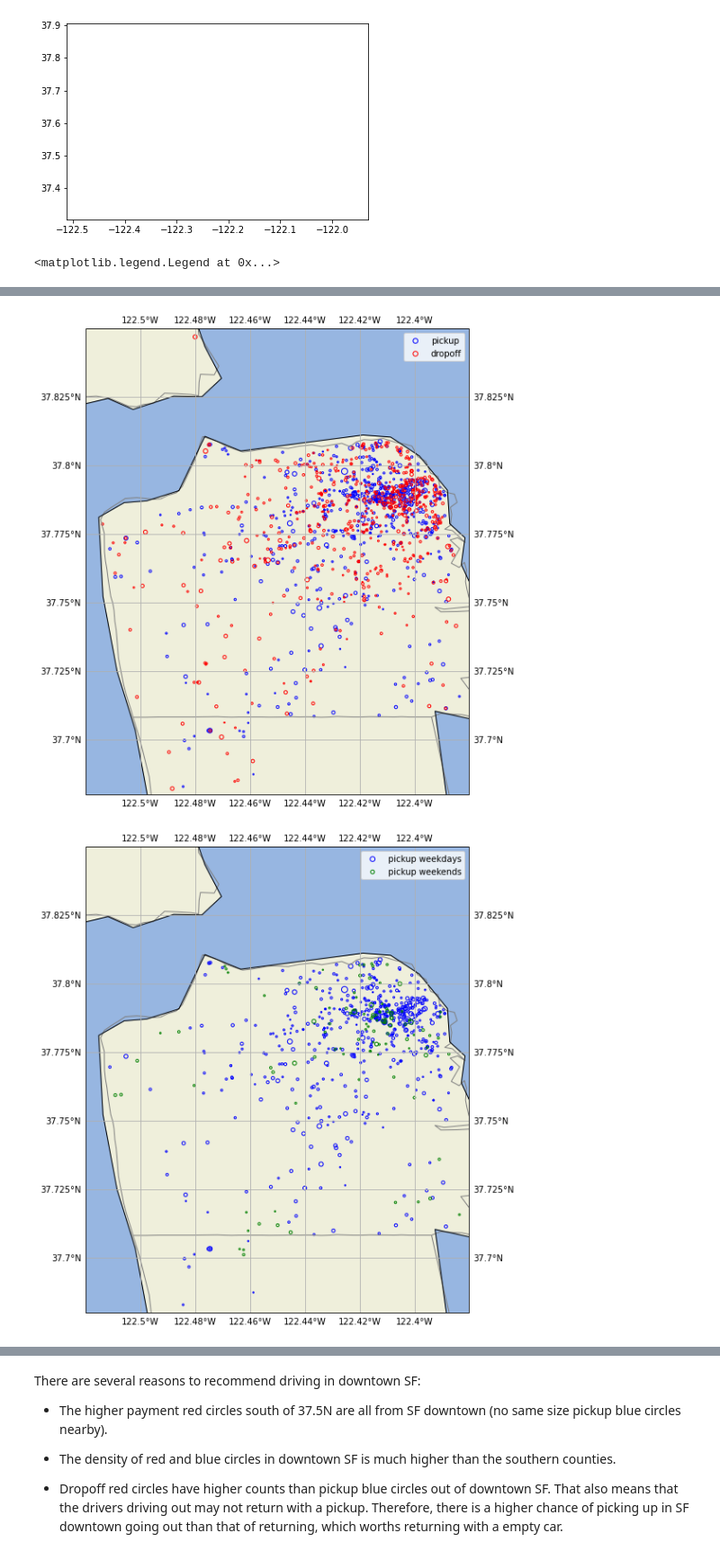
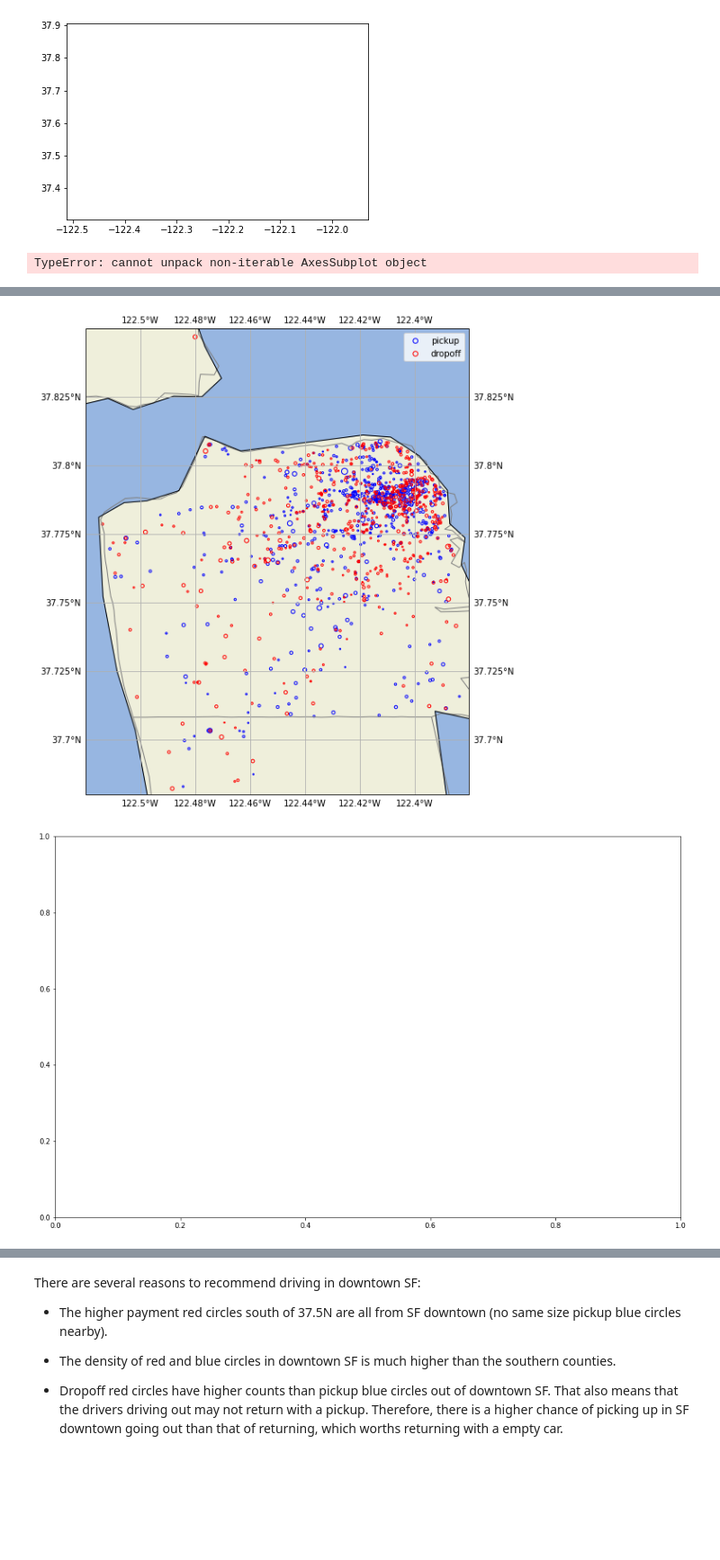
Before and after one commit to ginochen/rep, a Jupyter notebook: UberTrips.ipynb, the cells around one changed output, grey strips where cells are left out. Shown at 90% size. Cells and saved outputs as stored; diff of their text form; code cells hidden in the pictures; blank space fills up the shorter version.

Commit message:
started project

```diff
--- a/UberTrips.ipynb
+++ b/UberTrips.ipynb
@@ -316,59 +316,61 @@ ax.scatter(x2, y2, s = s, color = 'r', facecolors='none')
 ax.legend(['pickup','dropoff'])
 
 # Zoom into SF downtown
 fig2 = plt.figure(figsize=(10, 10))
 extent = (-122.52, -122.38, 37.68, 37.85)
 ax = plt.axes(projection=ccrs.PlateCarree())
 
 
 ax.add_feature(cfeature.LAND.with_scale('10m'))
 ax.add_feature(cfeature.OCEAN.with_scale('10m'))
 ax.add_feature(cfeature.LAKES.with_scale('10m'))
 ax.add_feature(COUNTIES, facecolor='none', edgecolor='gray')
 
 gl = ax.gridlines(draw_labels=True)
 ax.coastlines(resolution='10m', color='black', linewidth=1)
 ax.set_extent(extent)
 
 ax.scatter(x1, y1, s = s,  color = 'b', facecolors='none')
 ax.scatter(x2, y2, s = s, color = 'r', facecolors='none')
 ax.legend(['pickup','dropoff'])
 
 # pickup weekends vs weekdays
-fig3 = plt.figure(figsize=(10, 10))
+fig3, (ax1, ax2) = plt.subplots(nrow=1, figsize=(16,10))
+
+#fig3 = plt.subplot(figure(figsize=(10, 10))
 weekdays = df['weekday']<=4
 weekends = df['weekday']>4
 extent = (-122.52, -122.38, 37.68, 37.85)
-ax = plt.axes(projection=ccrs.PlateCarree())
-ax.add_feature(cfeature.LAND.with_scale('10m'))
-ax.add_feature(cfeature.OCEAN.with_scale('10m'))
-ax.add_feature(cfeature.LAKES.with_scale('10m'))
-ax.add_feature(COUNTIES, facecolor='none', edgecolor='gray')
-gl = ax.gridlines(draw_labels=True)
-ax.coastlines(resolution='10m', color='black', linewidth=1)
-ax.set_extent(extent)
-ax.scatter(x1[weekdays], y1[weekdays], s = s[weekdays],  color = 'b', facecolors='none')
-ax.scatter(x1[weekends], y1[weekends], s = s[weekends],  color = 'g', facecolors='none')
-ax.legend(['pickup weekdays','pickup weekends'])
+ax1 = plt.axes(projection=ccrs.PlateCarree())
+ax1.add_feature(cfeature.LAND.with_scale('10m'))
+ax1.add_feature(cfeature.OCEAN.with_scale('10m'))
+ax1.add_feature(cfeature.LAKES.with_scale('10m'))
+ax1.add_feature(COUNTIES, facecolor='none', edgecolor='gray')
+gl = ax1.gridlines(draw_labels=True)
+ax1.coastlines(resolution='10m', color='black', linewidth=1)
+ax1.set_extent(extent)
+ax1.scatter(x1[weekdays], y1[weekdays], s = s[weekdays],  color = 'b', facecolors='none')
+ax1.scatter(x1[weekends], y1[weekends], s = s[weekends],  color = 'g', facecolors='none')
+ax1.legend(['pickup weekdays','pickup weekends'])
 
 # dropoff weekends vs weekdays
-fig4 = plt.figure(figsize=(10, 10))
-weekdays = df['weekday']<=4
-weekends = df['weekday']>4
-extent = (-122.52, -122.38, 37.68, 37.85)
-ax = plt.axes(projection=ccrs.PlateCarree())
-ax.add_feature(cfeature.LAND.with_scale('10m'))
-ax.add_feature(cfeature.OCEAN.with_scale('10m'))
-ax.add_feature(cfeature.LAKES.with_scale('10m'))
-ax.add_feature(COUNTIES, facecolor='none', edgecolor='gray')
-gl = ax.gridlines(draw_labels=True)
-ax.coastlines(resolution='10m', color='black', linewidth=1)
-ax.set_extent(extent)
-ax.scatter(x2[weekdays], y2[weekdays], s = s[weekdays],  color = 'b', facecolors='none')
-ax.scatter(x2[weekends], y2[weekends], s = s[weekends],  color = 'g', facecolors='none')
-ax.legend(['dropoff weekdays','dropoff weekends'])
+#fig4 = plt.figure(figsize=(10, 10))
+#weekdays = df['weekday']<=4
+#weekends = df['weekday']>4
+#extent = (-122.52, -122.38, 37.68, 37.85)
+ax2 = plt.axes(projection=ccrs.PlateCarree())
+ax2.add_feature(cfeature.LAND.with_scale('10m'))
+ax2.add_feature(cfeature.OCEAN.with_scale('10m'))
+ax2.add_feature(cfeature.LAKES.with_scale('10m'))
+ax2.add_feature(COUNTIES, facecolor='none', edgecolor='gray')
+gl = ax2.gridlines(draw_labels=True)
+ax2.coastlines(resolution='10m', color='black', linewidth=1)
+ax2.set_extent(extent)
+ax2.scatter(x2[weekdays], y2[weekdays], s = s[weekdays],  color = 'b', facecolors='none')
+ax2.scatter(x2[weekends], y2[weekends], s = s[weekends],  color = 'g', facecolors='none')
+ax2.legend(['dropoff weekdays','dropoff weekends'])
 # %% [output]
-<matplotlib.legend.Legend at 0x...>
+TypeError: cannot unpack non-iterable AxesSubplot object
 [figure]
 [figure]
-[figure, old version]
+[figure, new version]
```
Also changed, not shown: parts of 1 cell of this notebook.
